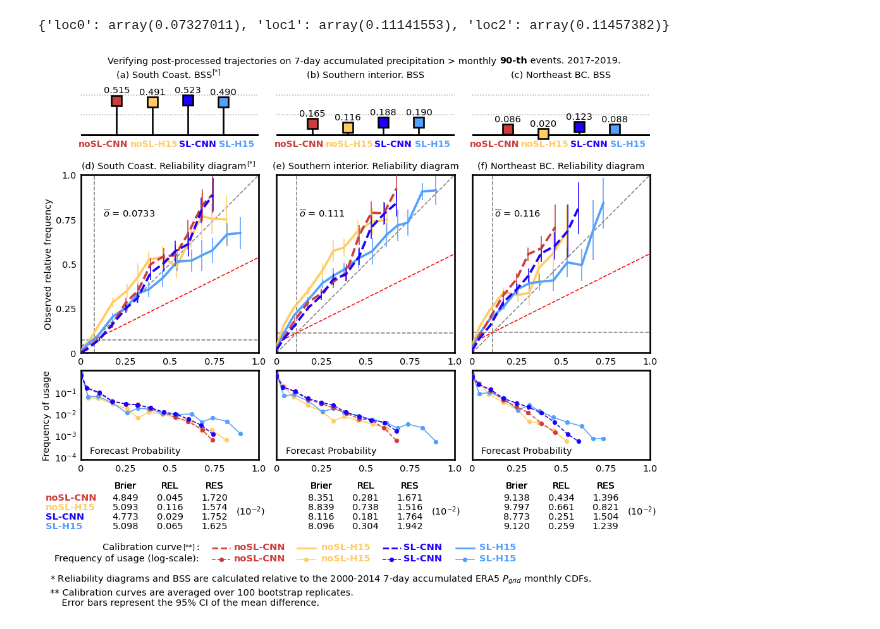
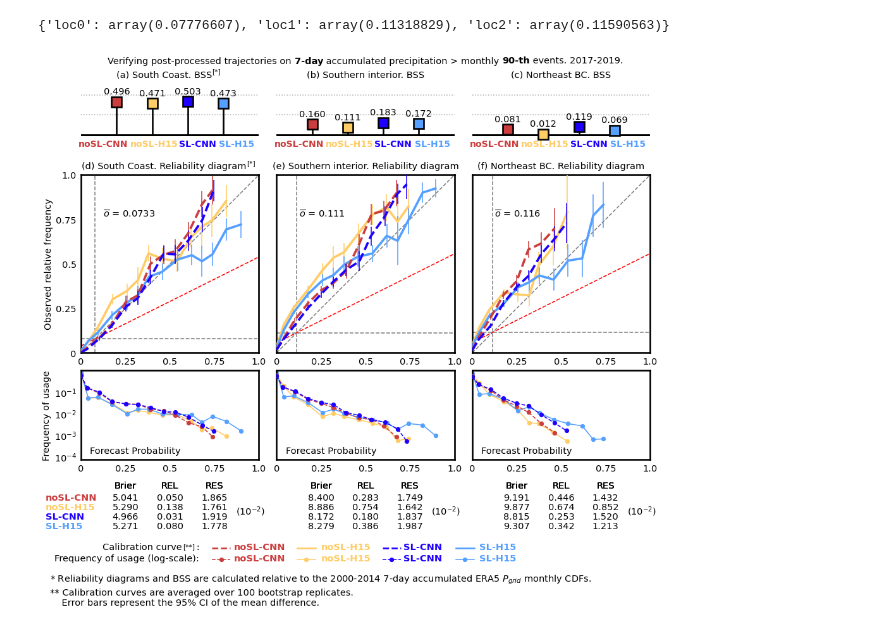
Before and after one commit to yingkaisha/rainbow, a Jupyter notebook: publish/PLOT_accum_reliability_diagram_BCH.ipynb, the cells around one changed output. Cells and saved outputs as stored; diff of their text form; code cells hidden in the pictures.

Commit message:
update 7-day accumulated reliability diagram based on new CDFs.

```diff
--- a/publish/PLOT_accum_reliability_diagram_BCH.ipynb
+++ b/publish/PLOT_accum_reliability_diagram_BCH.ipynb
@@ -320,9 +320,9 @@ def filter_single_point(use, plot):
 
     return use, plot
 # %%
-calib_dict_loc0 = np.load(save_dir+'Accum_Calib_BCH_loc0.npy', allow_pickle=True)[()]
-calib_dict_loc1 = np.load(save_dir+'Accum_Calib_BCH_loc1.npy', allow_pickle=True)[()]
-calib_dict_loc2 = np.load(save_dir+'Accum_Calib_BCH_loc2.npy', allow_pickle=True)[()]
+calib_dict_loc0 = np.load(save_dir+'Accum_Calib_BCH_d7_loc0.npy', allow_pickle=True)[()]
+calib_dict_loc1 = np.load(save_dir+'Accum_Calib_BCH_d7_loc1.npy', allow_pickle=True)[()]
+calib_dict_loc2 = np.load(save_dir+'Accum_Calib_BCH_d7_loc2.npy', allow_pickle=True)[()]
 
 PLOT = {}; BS = {}; USE = {}; o_bar = {}; REL = {}; RES = {}
 
@@ -354,7 +354,7 @@ USE, PLOT = filter_single_point(USE, PLOT)
 
 print(o_bar)
 # %% [output]
-{'loc0': array(0.07327011), 'loc1': array(0.11141553), 'loc2': array(0.11457382)}
+{'loc0': array(0.07776607), 'loc1': array(0.11318829), 'loc2': array(0.11590563)}
 # %%
 #0.173*(12/(3.2)*2.05)/(12/(3.2)*2.65)
 # %%
@@ -426,8 +426,6 @@ AX_re[0].set_ylabel('Observed relative frequency', fontsize=14)
 AX_hi[0].set_ylabel('Frequency of usage', fontsize=14)
 AX_re[0].tick_params(axis="both", which="both", labelleft=True)
 AX_hi[0].tick_params(axis="both", which="both", labelleft=True)
-
-
 
 methods = ['bcnn', 'base', 'scnn', 'sl']
 Z = [5, 4, 5, 4, 4]
@@ -515,9 +513,9 @@ AX_re[2].text(0.125, 0.75, '$\overline{o}$ = 0.116', ha='left', va='bottom', fon
 ax_t1 = fig.add_axes([0.5*(3.2-2.9)/3.2, 1.0, (2.9/3.2), 0.025])
 ax_t1.set_axis_off()
 handle_title += gu.string_partial_format(fig, ax_t1, 0, 1.0, 'left', 'top',
-                                         ['Verifying post-processed trajectories on 7-day accumulated precipitation > monthly ', '90-th',
-                                         ' events. 2017-2019. '],
-                                         ['k',]*3, [14,]*3, ['normal', 'bold', 'normal'])
+                                         ['Verifying post-processed trajectories on ', '7-day',
+                                          ' accumulated precipitation > monthly ', '90-th', ' events. 2017-2019.'],
+                                         ['k',]*5, [14,]*5, ['normal', 'bold', 'normal', 'bold', 'normal'])
 
 
 AX_bs[0].text(0.785, 1.0, '[*]', ha='right', va='top', fontsize=10, transform=AX_bs[0].transAxes);
@@ -591,32 +589,32 @@ ax_lg1.text(0.635, 0.9, 'SL-CNN', ha='left', va='top', fontsize=14, fontweight='
 ax_lg1.text(0.875, 0.9, 'SL-H15', ha='left', va='top', fontsize=14, fontweight='bold',
             color=KW['sl']['color'], transform=ax_lg1.transAxes)
 
 ax_lg2.text(0.1, 0.9, 'noSL-CNN', ha='left', va='top', fontsize=14, fontweight='bold',
             color=KW['bcnn']['color'], transform=ax_lg2.transAxes)
 ax_lg2.text(0.375, 0.9, 'noSL-H15', ha='left', va='top', fontsize=14, fontweight='bold',
             color=KW['base']['color'], transform=ax_lg2.transAxes)
 ax_lg2.text(0.635, 0.9, 'SL-CNN', ha='left', va='top', fontsize=14, fontweight='bold',
             color=KW['scnn']['color'], transform=ax_lg2.transAxes)
 ax_lg2.text(0.875, 0.9, 'SL-H15', ha='left', va='top', fontsize=14, fontweight='bold',
             color=KW['sl']['color'], transform=ax_lg2.transAxes)
 
 ax_lw1.set_axis_off()
 ax_lg1.set_axis_off()
 ax_lw2.set_axis_off()
 ax_lg2.set_axis_off()
 
 ax_w1 = fig.add_axes([-0.055, -0.104+0.0134, 1.065, 0.0193])
 ax_w1.set_axis_off()
 ax_w1.text(0, 1, '* Reliability diagrams and BSS are calculated relative to the 2000-2014 7-day accumulated ERA5 $P_{grid}$ monthly CDFs.',
           ha='left', va='top', fontsize=14, transform=ax_w1.transAxes);
 
 ax_w2 = fig.add_axes([-0.055, -0.155+0.0134, 1.065, 0.0388])
 ax_w2.set_axis_off()
 ax_w2.text(0, 1, '** Calibration curves are averaged over 100 bootstrap replicates.\n    Error bars represent the 95% CI of the mean difference.',
           ha='left', va='top', fontsize=14, transform=ax_w2.transAxes);
 
 if need_publish:
     # Save figure
-    fig.savefig(fig_dir+'AnEn_BCH_Calib_accum.png', format='png', **fig_keys)
+    fig.savefig(fig_dir+'AnEn_BCH_Calib_accum_d7.png', format='png', **fig_keys)
 # %% [output]
-[figure, old version]
+[figure, new version]
```
Also changed, not shown: parts of 2 cells of this notebook.
